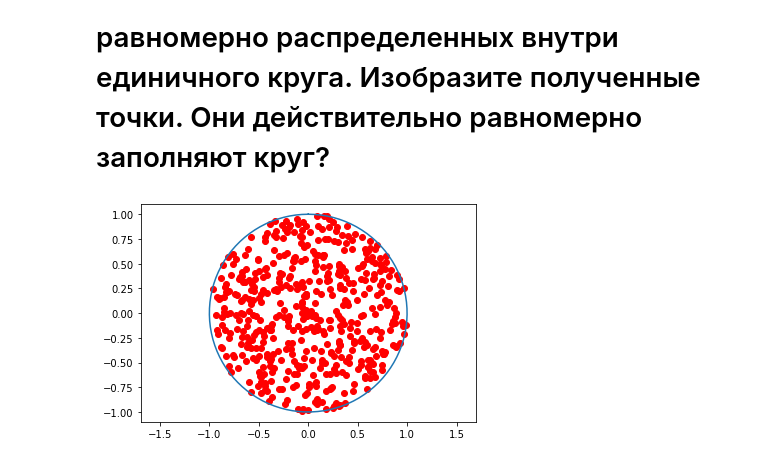
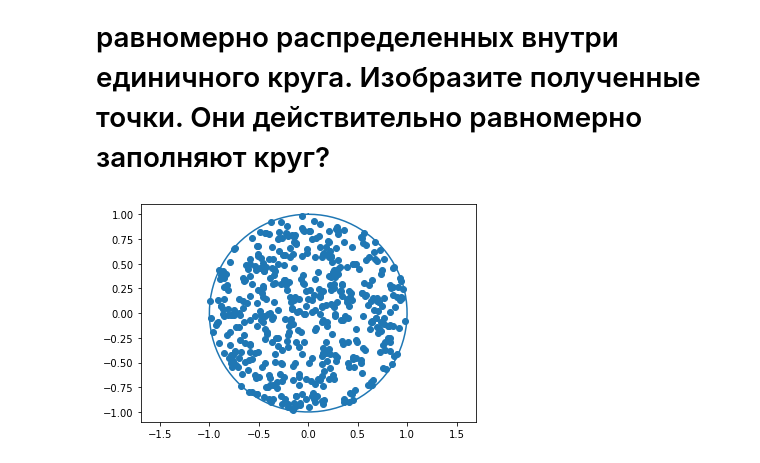
Before and after one commit to konovalny/homework, a Jupyter notebook: Homework5.ipynb, the cells around one changed output. Drawn from its saved outputs; the diff is of its cells as text; code cells hidden in the pictures.

```diff
--- a/Homework5.ipynb
+++ b/Homework5.ipynb
@@ -126,20 +149,20 @@ plt.show()
 # %%
 %matplotlib inline
 fig = plt.figure()
 fig.patch.set_facecolor('xkcd:white')
 
 t = np.linspace(0, 2 * np.pi, 100)
 plt.plot(np.sin(t), np.cos(t))
 plt.axis('equal')
 
 #благодаря извлечению корня выборка действительно равномерная (РЕЗУЛЬТАТ ИЗ МАТЕМАТИКИ)
 length = np.sqrt(np.random.uniform(0,1,500))
 angle = np.pi * np.random.uniform(0,2,500)
 
 x = length*np.cos(angle)
 y = length*np.sin(angle)
 
-plt.scatter(x, y, color = 'red')
+plt.scatter(x, y)
 plt.show()
 # %% [output]
-[figure, old version]
+[figure, new version]
```
Also changed, not shown: parts of 5 cells of this notebook.
